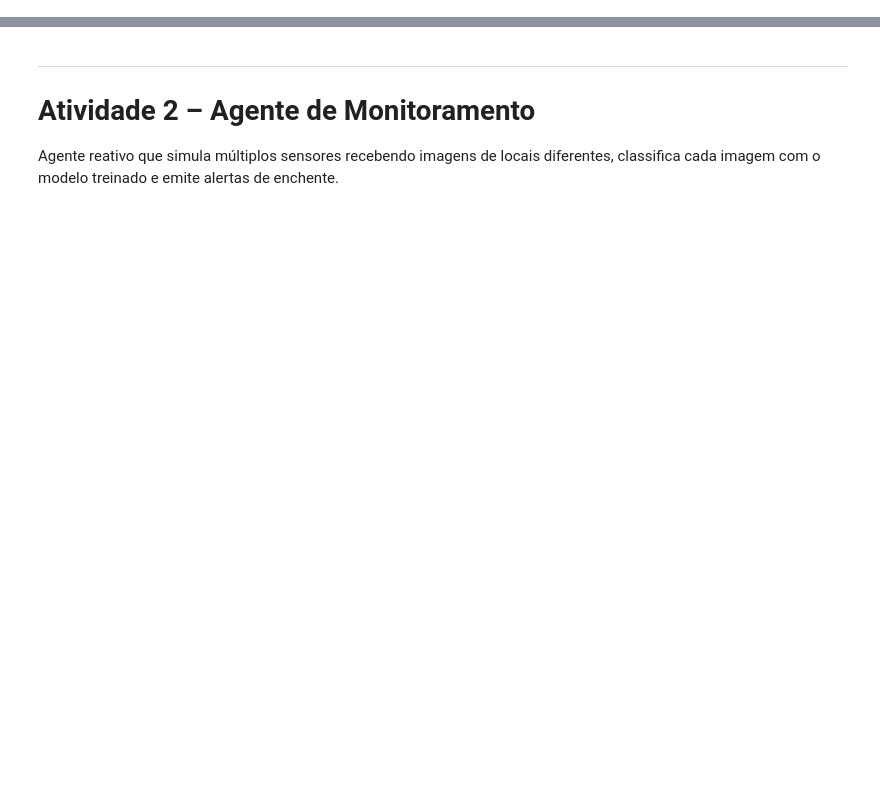
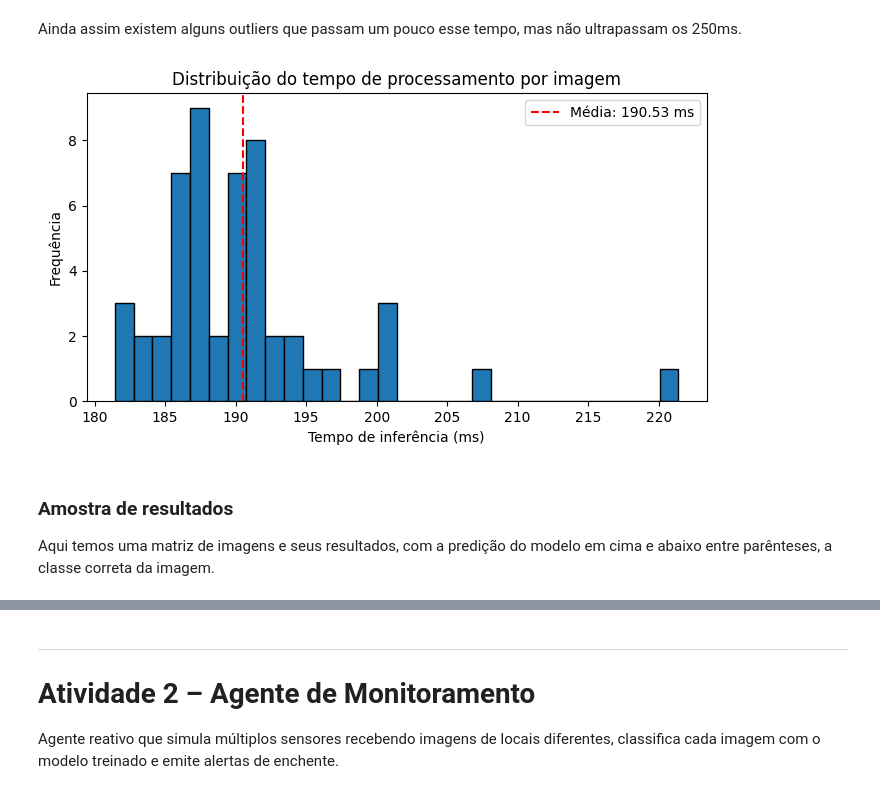
Before and after one commit to VictorioBF/college-AI-ML, a Jupyter notebook: desafio2/desafio2.ipynb, the cells around one changed output, grey strips where cells are left out. Saved outputs shown, nothing was run; the diff lists cells and outputs as text; code cells hidden in the pictures; blank space fills up the shorter version.

```diff
--- a/desafio2/desafio2.ipynb
+++ b/desafio2/desafio2.ipynb
@@ -181 +321,17 @@ model.summary()
+# %% [markdown]
+Ainda assim existem alguns outliers que passam um pouco esse tempo, mas não ultrapassam os 250ms.
+# %%
+plt.figure(figsize=(8, 4))
+plt.hist(np.array(tempos)*1000, bins=30, edgecolor='black')
+plt.xlabel('Tempo de inferência (ms)')
+plt.ylabel('Frequência')
+plt.title('Distribuição do tempo de processamento por imagem')
+plt.axvline(tempo_medio*1000, color='red', linestyle='dashed', label=f'Média: {tempo_medio*1000:.2f} ms')
+plt.legend()
+plt.show()
+# %% [output]
+[figure, added]
+# %% [markdown]
+### Amostra de resultados
+Aqui temos uma matriz de imagens e seus resultados, com a predição do modelo em cima e abaixo entre parênteses, a classe correta da imagem.
 # %%
```
Also changed, not shown: parts of 27 cells of this notebook.
